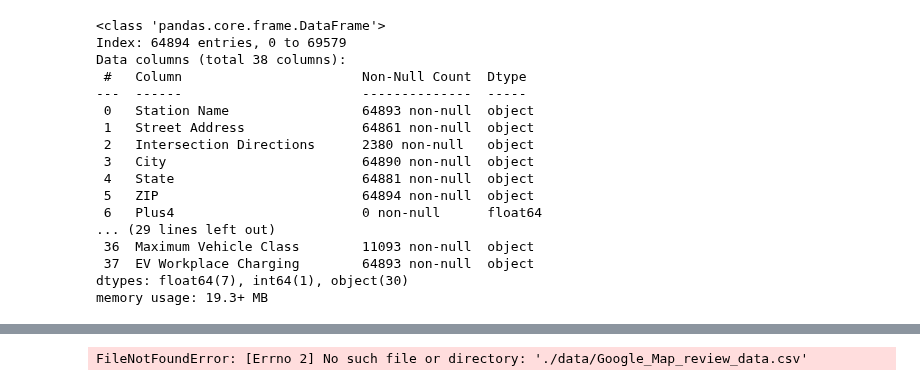
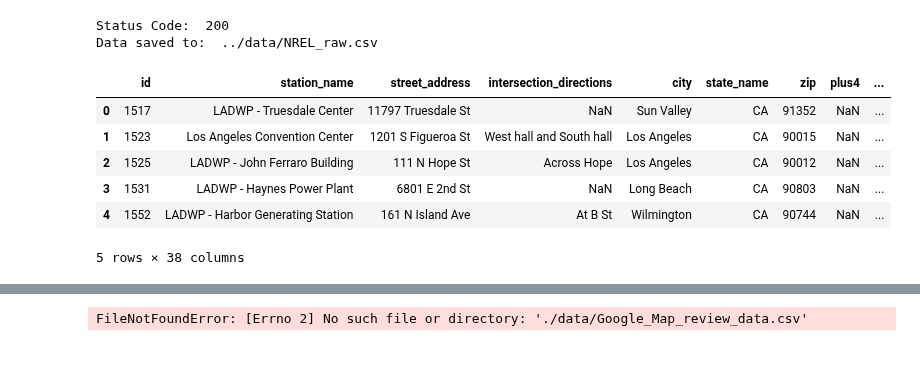
Before and after one commit to priest-yang/Electrifind, a Jupyter notebook: notebook/NREL_processing.ipynb, the cells around one changed output, grey strips where cells are left out. Saved outputs shown, nothing was run; the diff lists cells and outputs as text; code cells hidden in the pictures; blank space fills up the shorter version.

```diff
--- a/notebook/NREL_processing.ipynb
+++ b/notebook/NREL_processing.ipynb
@@ -11,7 +14,31 @@ from NREL_processing import get_data
 API_URL = "https://developer.nrel.gov/api/alt-fuel-stations/v1.csv"
 API_PARAMS = {'api_key': 'EUe0n9InavfhKtKtmscW1Emd5b3IhaJwOkcHu3MN', 'fuel_type': 'ELEC'}
 RAW_FILE = "../data/NREL_raw.csv"
+# %%
+EV_columns = ['ID',
+              'Station Name', 'Street Address', 'Intersection Directions',
+              'City', 'State', 'ZIP', 'Plus4', 'Station Phone',
+              'Access Days Time', 'Cards Accepted',
+              'EV Level1 EVSE Num', 'EV Level2 EVSE Num', 'EV DC Fast Count',
+              'EV Other Info', 'EV Network', 'EV Network Web',
+              'Geocode Status', 'Latitude', 'Longitude',
+              'Date Last Confirmed', 'Updated At', 'Owner Type Code',
+              'Federal Agency ID', 'Federal Agency Name', 'Open Date',
+              'EV Connector Types', 'Country', 'Access Code', 'Access Detail Code',
+              'Federal Agency Code', 'Facility Type',
+              'EV Pricing', 'EV On-Site Renewable Source', 'Restricted Access',
+              'NPS Unit Name', 'Maximum Vehicle Class', 'EV Workplace Charging'
+              ]
 # %%
 if not os.path.exists(RAW_FILE):
     get_data(API_URL, API_PARAMS, RAW_FILE)
 raw_data = pd.read_csv(RAW_FILE, delimiter='\t')
+raw_data = raw_data[raw_data['Status Code'] == 'E']
+raw_data = raw_data[EV_columns]
+raw_data.columns = raw_data.columns.str.lower(
+).str.replace(' ', '_').str.replace('-', '_')
+raw_data.rename(columns={'state': 'state_name'}, inplace=True)
+raw_data.to_csv(RAW_FILE, index=False, sep='\t')
+# %% [output]
+Status Code:  200
+Data saved to:  ../data/NREL_raw.csv
@@ -33,22 +45,10 @@ EV_columns = [
-# %%
-raw_data = raw_data[raw_data['Status Code'] == 'E']
-raw_data = raw_data[EV_columns]
-raw_data.info()
-# %% [output]
-<class 'pandas.core.frame.DataFrame'>
-Index: 64894 entries, 0 to 69579
-Data columns (total 38 columns):
- #   Column                       Non-Null Count  Dtype
----  ------                       --------------  -----
- 0   Station Name                 64893 non-null  object
- 1   Street Address               64861 non-null  object
- 2   Intersection Directions      2380 non-null   object
- 3   City                         64890 non-null  object
- 4   State                        64881 non-null  object
- 5   ZIP                          64894 non-null  object
- 6   Plus4                        0 non-null      float64
-... (29 lines left out)
- 36  Maximum Vehicle Class        11093 non-null  object
- 37  EV Workplace Charging        64893 non-null  object
-dtypes: float64(7), int64(1), object(30)
-memory usage: 19.3+ MB
+# %%
+raw_data.head()
+# %% [output]
+|  | id | station_name | street_address | intersection_directions | city | state_name | zip | plus4 | ... |
+| 0 | 1517 | LADWP - Truesdale Center | 11797 Truesdale St | NaN | Sun Valley | CA | 91352 | NaN | ... |
+| 1 | 1523 | Los Angeles Convention Center | 1201 S Figueroa St | West hall and South hall | Los Angeles | CA | 90015 | NaN | ... |
+| 2 | 1525 | LADWP - John Ferraro Building | 111 N Hope St | Across Hope | Los Angeles | CA | 90012 | NaN | ... |
+| 3 | 1531 | LADWP - Haynes Power Plant | 6801 E 2nd St | NaN | Long Beach | CA | 90803 | NaN | ... |
+| 4 | 1552 | LADWP - Harbor Generating Station | 161 N Island Ave | At B St | Wilmington | CA | 90744 | NaN | ... |
+5 rows × 38 columns
```
Also changed, not shown: parts of 3 cells of this notebook, 9 other files.
